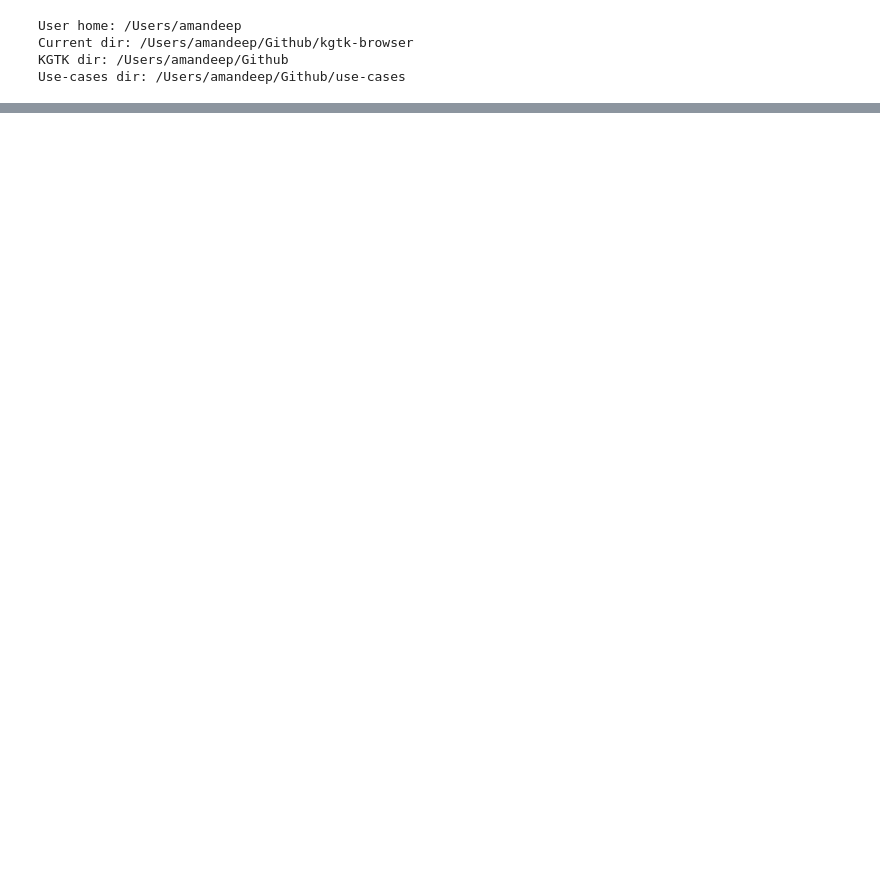
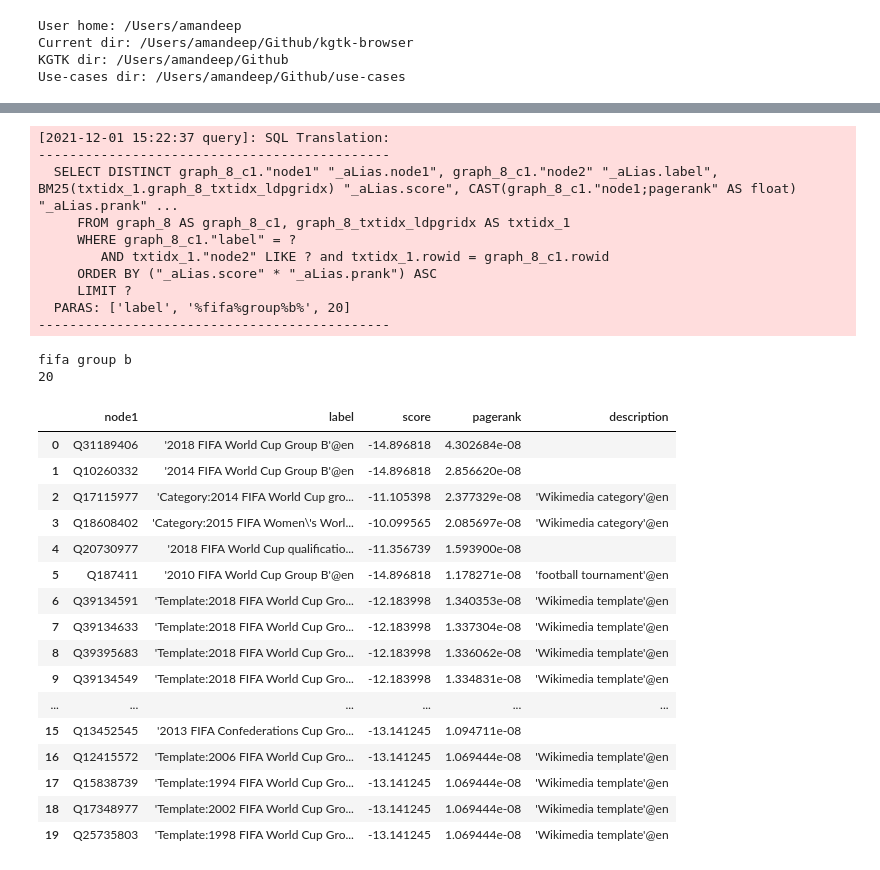
Before and after one commit to usc-isi-i2/kgtk-browser, a Jupyter notebook: KGTK-Query-Text-Search.ipynb, the cells around one changed output, grey strips where cells are left out. Drawn from its saved outputs; the diff is of its cells as text; code cells hidden in the pictures; blank space fills up the shorter version.

```diff
--- a/KGTK-Query-Text-Search.ipynb
+++ b/KGTK-Query-Text-Search.ipynb
@@ -300,0 +290,50 @@ search('bara oba')
+# %%
+def text_like_search_labels(search_text, limit=20):
+    search_label = f"%{'%'.join(search_text.split(' '))}%"
+    print(search_text)
+    text_search_labels_query = _kapi2.get_query(
+        doc="Doc string here",
+        name=f"text_like_search_labels_{search_text}",
+        inputs='l_d_pgr_ud',
+        match='l_d_pgr_ud: (qnode)-[l:label]->(y)',
+        where=f'textlike(y, "{search_label}")',
+       ret='distinct qnode as node1, y as label, matchscore(y) as score, cast(l.`node1;pagerank`, float) as prank, l.`node1;description` as description',
+       order='score*prank',
+       limit=limit
+    )
+    results =  list([list(x) for x in text_search_labels_query.execute()])
+    df = pd.DataFrame(results, columns=['node1', 'label', 'score', 'pagerank', 'description'])
+    print(len(df))
+    return df
+# %%
+text_like_search_labels("fifa group b")
+# %% [output]
+[2021-12-01 15:22:37 query]: SQL Translation:
+---------------------------------------------
+  SELECT DISTINCT graph_8_c1."node1" "_aLias.node1", graph_8_c1."node2" "_aLias.label", BM25(txtidx_1.graph_8_txtidx_ldpgridx) "_aLias.score", CAST(graph_8_c1."node1;pagerank" AS float) "_aLias.prank" ...
+     FROM graph_8 AS graph_8_c1, graph_8_txtidx_ldpgridx AS txtidx_1
+     WHERE graph_8_c1."label" = ?
+        AND txtidx_1."node2" LIKE ? and txtidx_1.rowid = graph_8_c1.rowid
+     ORDER BY ("_aLias.score" * "_aLias.prank") ASC
+     LIMIT ?
+  PARAS: ['label', '%fifa%group%b%', 20]
+---------------------------------------------
+fifa group b
+20
+|  | node1 | label | score | pagerank | description |
+| 0 | Q31189406 | '2018 FIFA World Cup Group B'@en | -14.896818 | 4.302684e-08 |  |
+| 1 | Q10260332 | '2014 FIFA World Cup Group B'@en | -14.896818 | 2.856620e-08 |  |
+| 2 | Q17115977 | 'Category:2014 FIFA World Cup gro... | -11.105398 | 2.377329e-08 | 'Wikimedia category'@en |
+| 3 | Q18608402 | 'Category:2015 FIFA Women\'s Worl... | -10.099565 | 2.085697e-08 | 'Wikimedia category'@en |
+| 4 | Q20730977 | '2018 FIFA World Cup qualificatio... | -11.356739 | 1.593900e-08 |  |
+| 5 | Q187411 | '2010 FIFA World Cup Group B'@en | -14.896818 | 1.178271e-08 | 'football tournament'@en |
+| 6 | Q39134591 | 'Template:2018 FIFA World Cup Gro... | -12.183998 | 1.340353e-08 | 'Wikimedia template'@en |
+| 7 | Q39134633 | 'Template:2018 FIFA World Cup Gro... | -12.183998 | 1.337304e-08 | 'Wikimedia template'@en |
+| 8 | Q39395683 | 'Template:2018 FIFA World Cup Gro... | -12.183998 | 1.336062e-08 | 'Wikimedia template'@en |
+| 9 | Q39134549 | 'Template:2018 FIFA World Cup Gro... | -12.183998 | 1.334831e-08 | 'Wikimedia template'@en |
+| ... | ... | ... | ... | ... | ... |
+| 15 | Q13452545 | '2013 FIFA Confederations Cup Gro... | -13.141245 | 1.094711e-08 |  |
+| 16 | Q12415572 | 'Template:2006 FIFA World Cup Gro... | -13.141245 | 1.069444e-08 | 'Wikimedia template'@en |
+| 17 | Q15838739 | 'Template:1994 FIFA World Cup Gro... | -13.141245 | 1.069444e-08 | 'Wikimedia template'@en |
+| 18 | Q17348977 | 'Template:2002 FIFA World Cup Gro... | -13.141245 | 1.069444e-08 | 'Wikimedia template'@en |
+| 19 | Q25735803 | 'Template:1998 FIFA World Cup Gro... | -13.141245 | 1.069444e-08 | 'Wikimedia template'@en |
```
Also changed, not shown: parts of 34 cells of this notebook.
